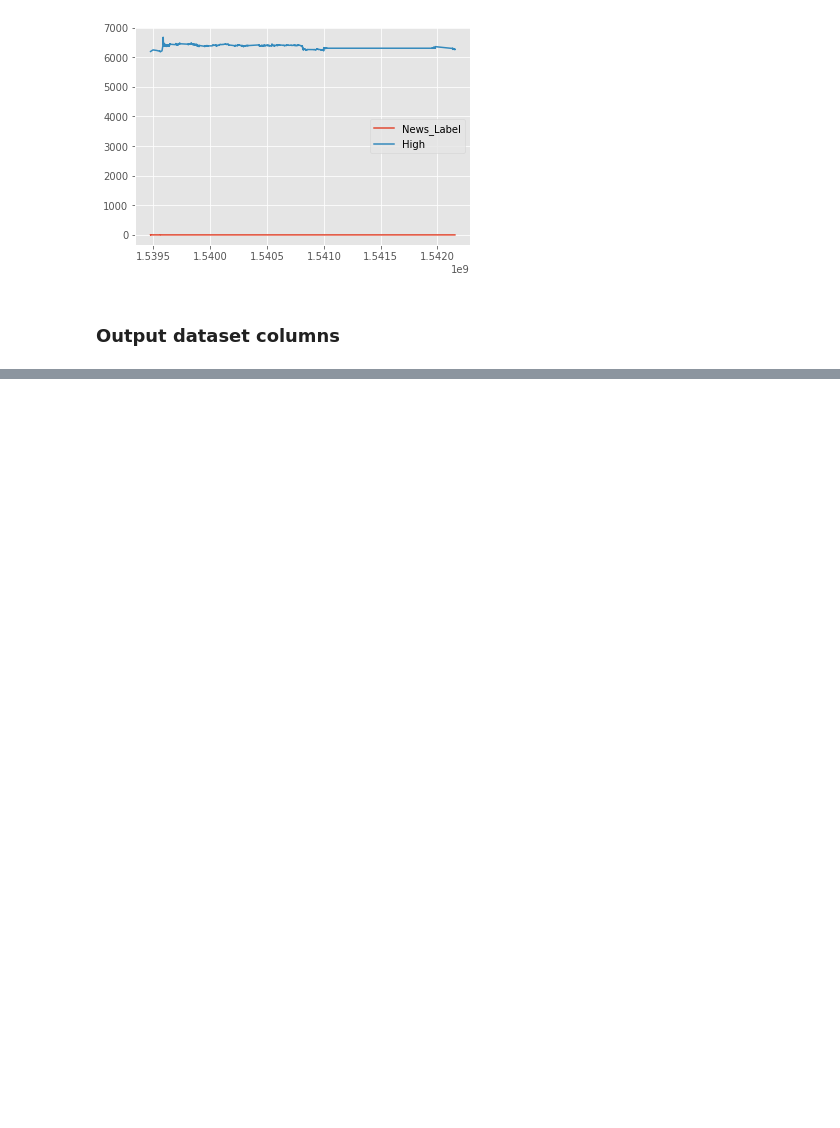
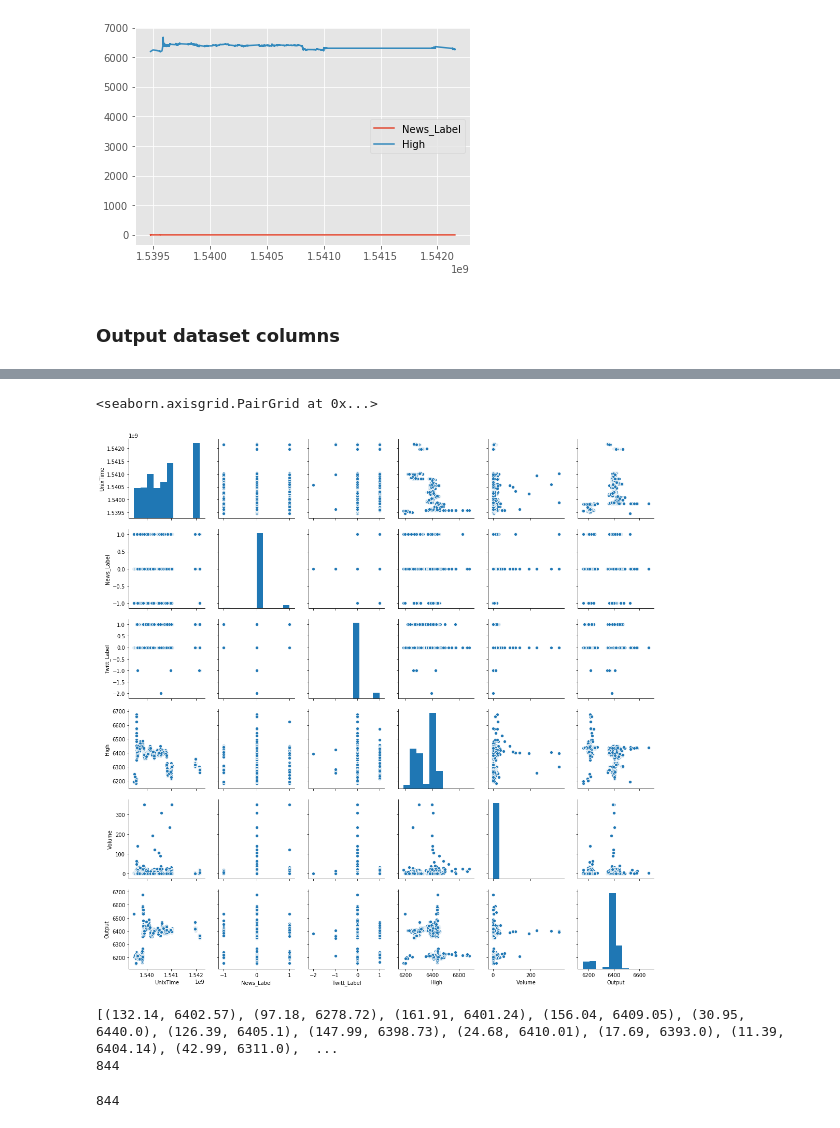
Before and after one commit to InamdarAbid/PredictCrypto, a Jupyter notebook: RandomForest/Final_demo/Work2.ipynb, the cells around one changed output, grey strips where cells are left out. Drawn from its saved outputs; the diff is of its cells as text; code cells hidden in the pictures; blank space fills up the shorter version.

```diff
--- a/RandomForest/Final_demo/Work2.ipynb
+++ b/RandomForest/Final_demo/Work2.ipynb
@@ -144,0 +170,2 @@ draw_relation(y,df.Volume)
+# %%
+df["Output"] = y.High
@@ -144,0 +181,18 @@ draw_relation(y,df.Volume)
+# %%
+sns.pairplot(df)
+# %% [output]
+<seaborn.axisgrid.PairGrid at 0x...>
+[figure, added]
+# %%
+res = [(round((df.High[i] - df.High[i-1]),2),df.High[i]) for i in range(1,len(df.High)) if df.High[i] - df.High[i-1] > 10.0]
+print(res)
+# %% [output]
+[(132.14, 6402.57), (97.18, 6278.72), (161.91, 6401.24), (156.04, 6409.05), (30.95, 6440.0), (126.39, 6405.1), (147.99, 6398.73), (24.68, 6410.01), (17.69, 6393.0), (11.39, 6404.14), (42.99, 6311.0),  ...
+844
+# %%
+print(len(res))
+# print(np.mean(res[0:,:][]))
+# print(np.min(res),np.max(res))
+# print(np.std(res))
+# %% [output]
+844
```
Also changed, not shown: parts of 16 cells of this notebook, 1 other file.
